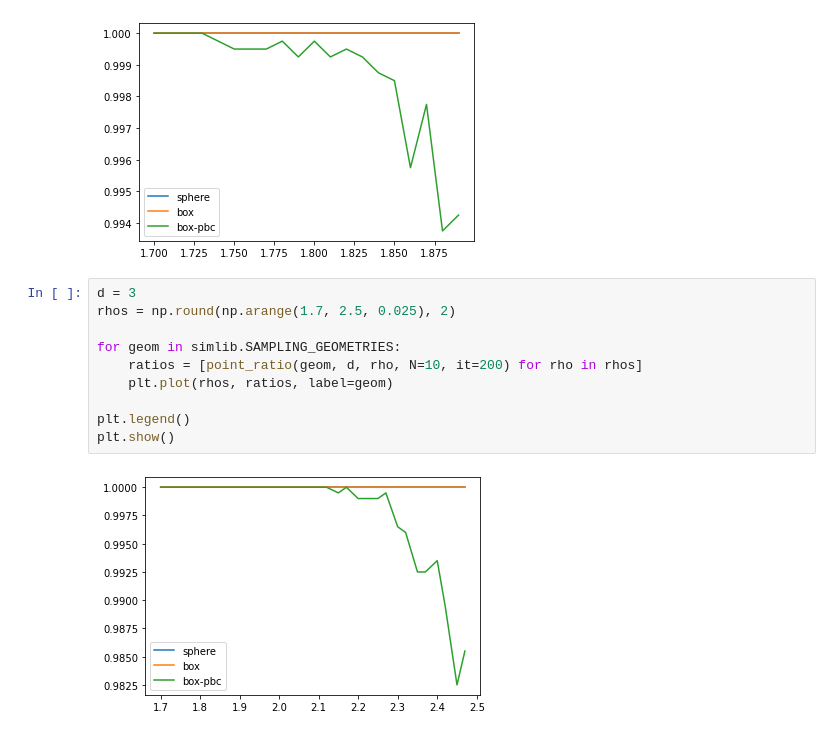
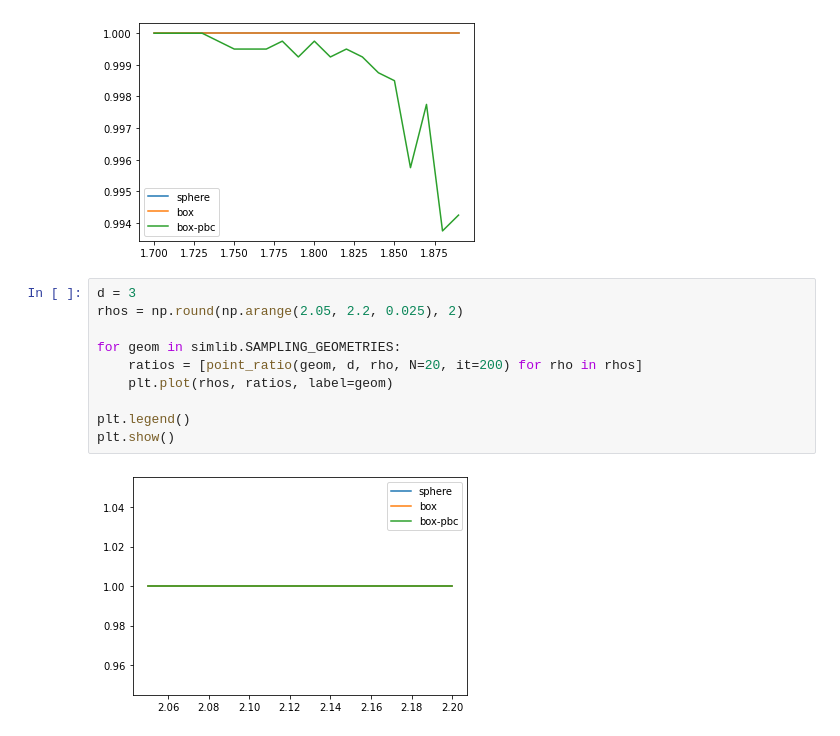
Before and after one commit to abraemer/heisensim, a Jupyter notebook: demo/rho_scaling.ipynb, the cells around one changed output. Drawn from its saved outputs; the diff is of its cells as text.

```diff
--- a/demo/rho_scaling.ipynb
+++ b/demo/rho_scaling.ipynb
@@ -77,13 +79,13 @@ plt.show()
 [figure]
 # %%
 d = 3
-rhos = np.round(np.arange(1.7, 2.5, 0.025), 2)
+rhos = np.round(np.arange(2.05, 2.2, 0.025), 2)
 
 for geom in simlib.SAMPLING_GEOMETRIES:
-    ratios = [point_ratio(geom, d, rho, N=10, it=200) for rho in rhos]
+    ratios = [point_ratio(geom, d, rho, N=20, it=200) for rho in rhos]
     plt.plot(rhos, ratios, label=geom)
 
 plt.legend()
 plt.show()
 # %% [output]
-[figure, old version]
+[figure, new version]
```
Also changed, not shown: parts of 3 cells of this notebook, 2 other files.
